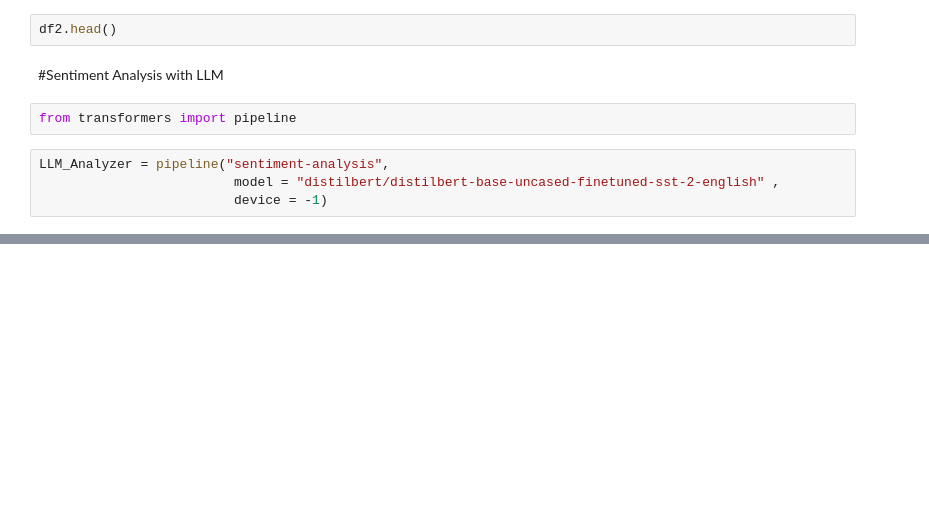
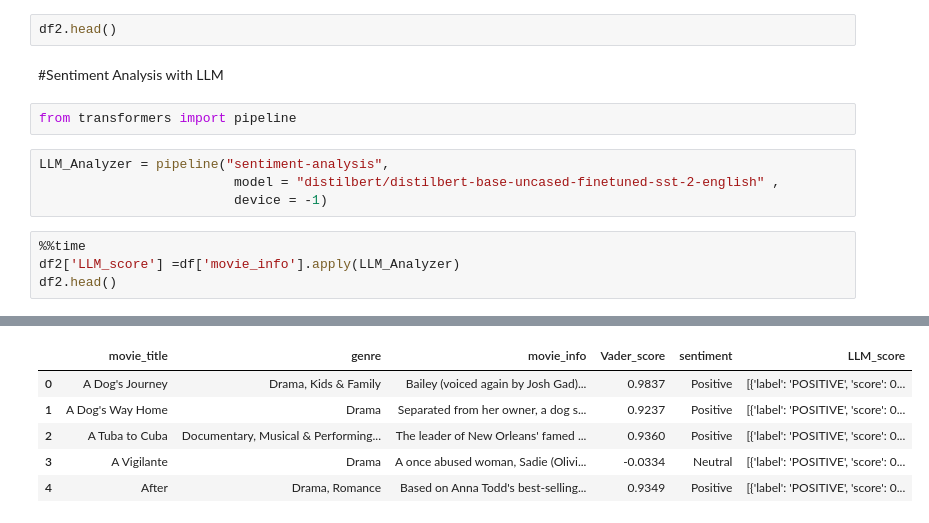
Before and after one commit to mehdi-bardou/sentiment-analysis-vader-vs-transformers, a Jupyter notebook: Untitled.ipynb, the cells around one changed output, grey strips where cells are left out. Saved outputs shown, nothing was run; the diff lists cells and outputs as text; blank space fills up the shorter version.

```diff
--- a/Untitled.ipynb
+++ b/Untitled.ipynb
@@ -74,3 +96,8 @@ from transformers import pipeline
 LLM_Analyzer = pipeline("sentiment-analysis",
                          model = "distilbert/distilbert-base-uncased-finetuned-sst-2-english" ,
                          device = -1)
+# %%
+%%time
+df2['LLM_score'] =df['movie_info'].apply(LLM_Analyzer)
+df2.head()
+# %% [output]
@@ -76,0 +106,6 @@ LLM_Analyzer = pipeline("sentiment-analysis",
+|  | movie_title | genre | movie_info | Vader_score | sentiment | LLM_score |
+| 0 | A Dog's Journey | Drama, Kids & Family | Bailey (voiced again by Josh Gad)... | 0.9837 | Positive | [{'label': 'POSITIVE', 'score': 0... |
+| 1 | A Dog's Way Home | Drama | Separated from her owner, a dog s... | 0.9237 | Positive | [{'label': 'POSITIVE', 'score': 0... |
+| 2 | A Tuba to Cuba | Documentary, Musical & Performing... | The leader of New Orleans' famed ... | 0.9360 | Positive | [{'label': 'POSITIVE', 'score': 0... |
+| 3 | A Vigilante | Drama | A once abused woman, Sadie (Olivi... | -0.0334 | Neutral | [{'label': 'POSITIVE', 'score': 0... |
+| 4 | After | Drama, Romance | Based on Anna Todd's best-selling... | 0.9349 | Positive | [{'label': 'POSITIVE', 'score': 0... |
```
Also changed, not shown: parts of 3 cells of this notebook.
